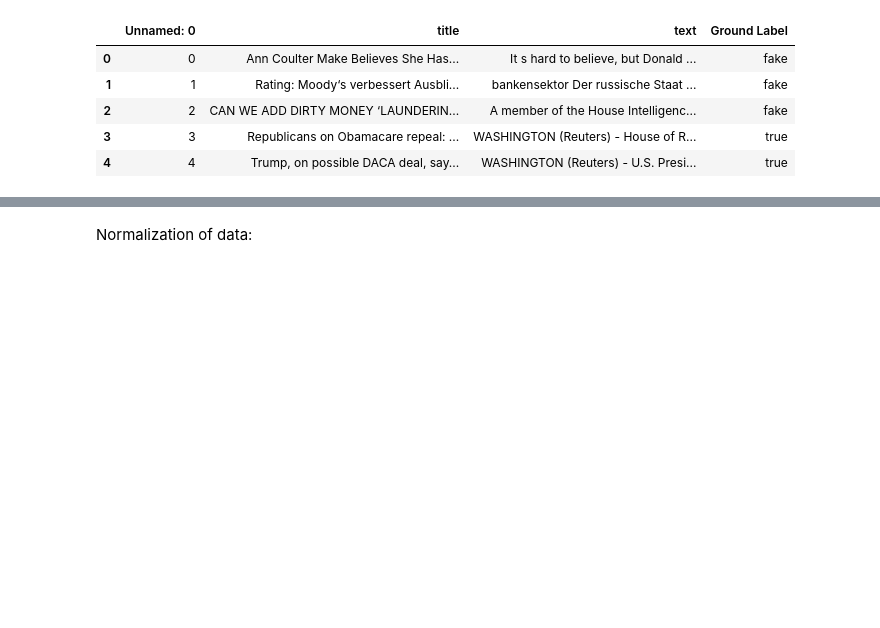
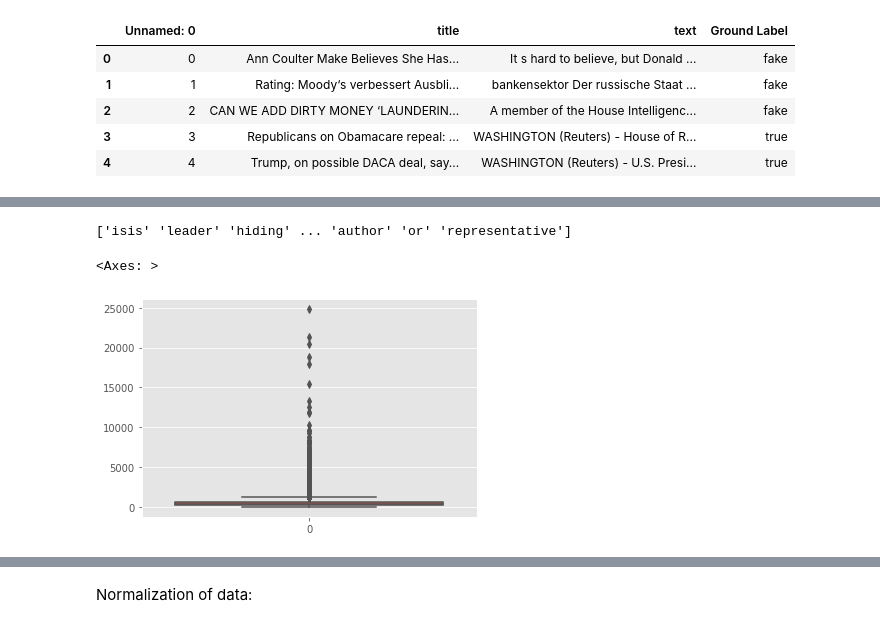
Before and after one commit to ZetrextJG/MLProject1_FakeNewsDetection, a Jupyter notebook: MLProject1_FakeNewsDetection.ipynb, the cells around one changed output, grey strips where cells are left out. Drawn from its saved outputs; the diff is of its cells as text; code cells hidden in the pictures; blank space fills up the shorter version.

```diff
--- a/MLProject1_FakeNewsDetection.ipynb
+++ b/MLProject1_FakeNewsDetection.ipynb
@@ -206,0 +417,21 @@ y_train = df_train["real"]
+# %%
+def text_splitter(text: str) -> Iterable[str]:
+  text = text.lower()
+  # Replace non words with space
+  text = re.sub(r"\W", " ", text)
+  # Replace additional spaces with single space
+  text = re.sub(r"[\s\n]+", " ", text)
+  return np.array(text.strip().split(" "))
+# %%
+text_sample = df["text"][0]
+print(text_splitter(text_sample))
+# %% [output]
+['isis' 'leader' 'hiding' ... 'author' 'or' 'representative']
+# %%
+df2 = df.copy()
+df2["text"] = df2["text"].apply(text_splitter)
+# %%
+sns.boxplot(df2["text"].apply(len))
+# %% [output]
+<Axes: >
+[figure, added]
```
Also changed, not shown: parts of 124 cells of this notebook, 1 other file.
